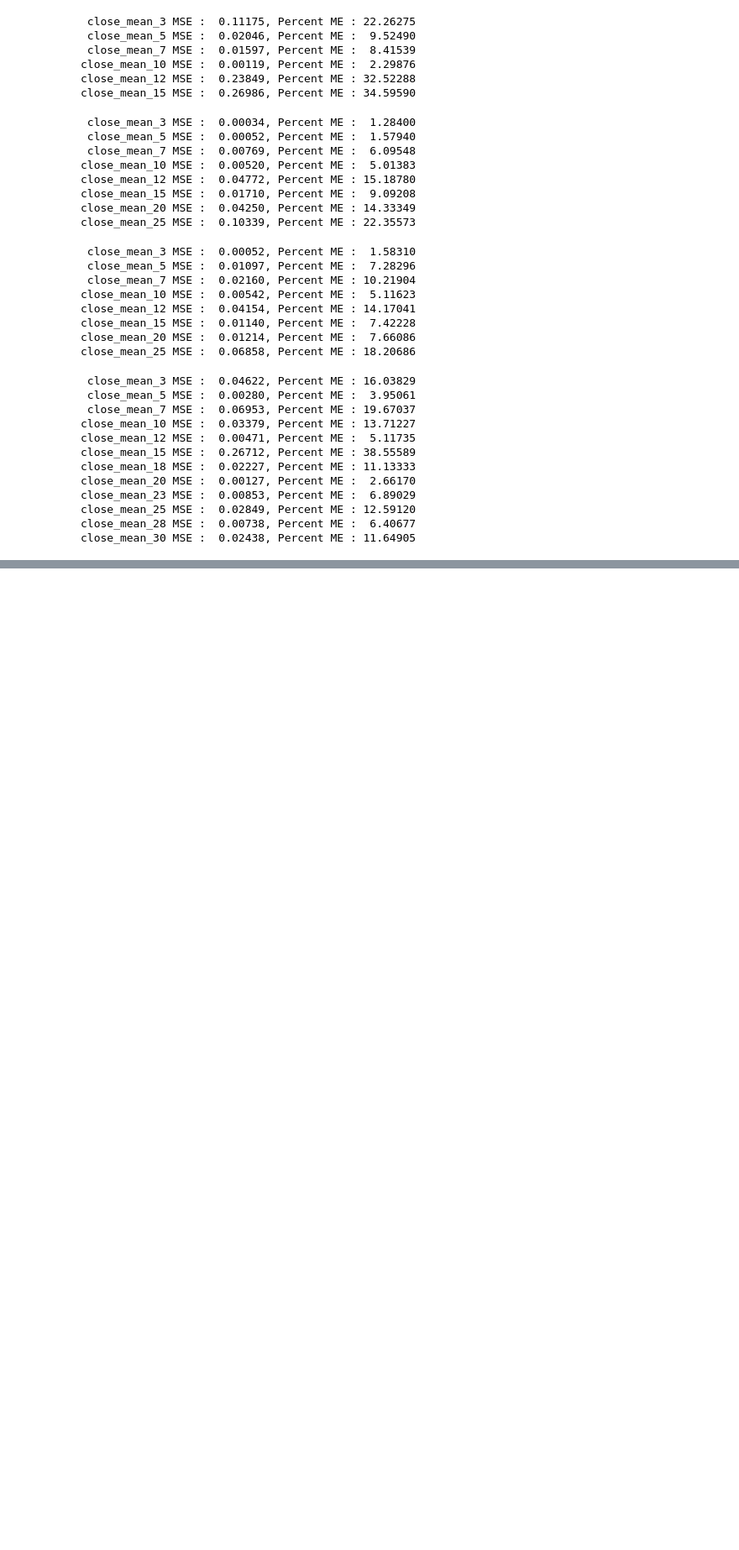
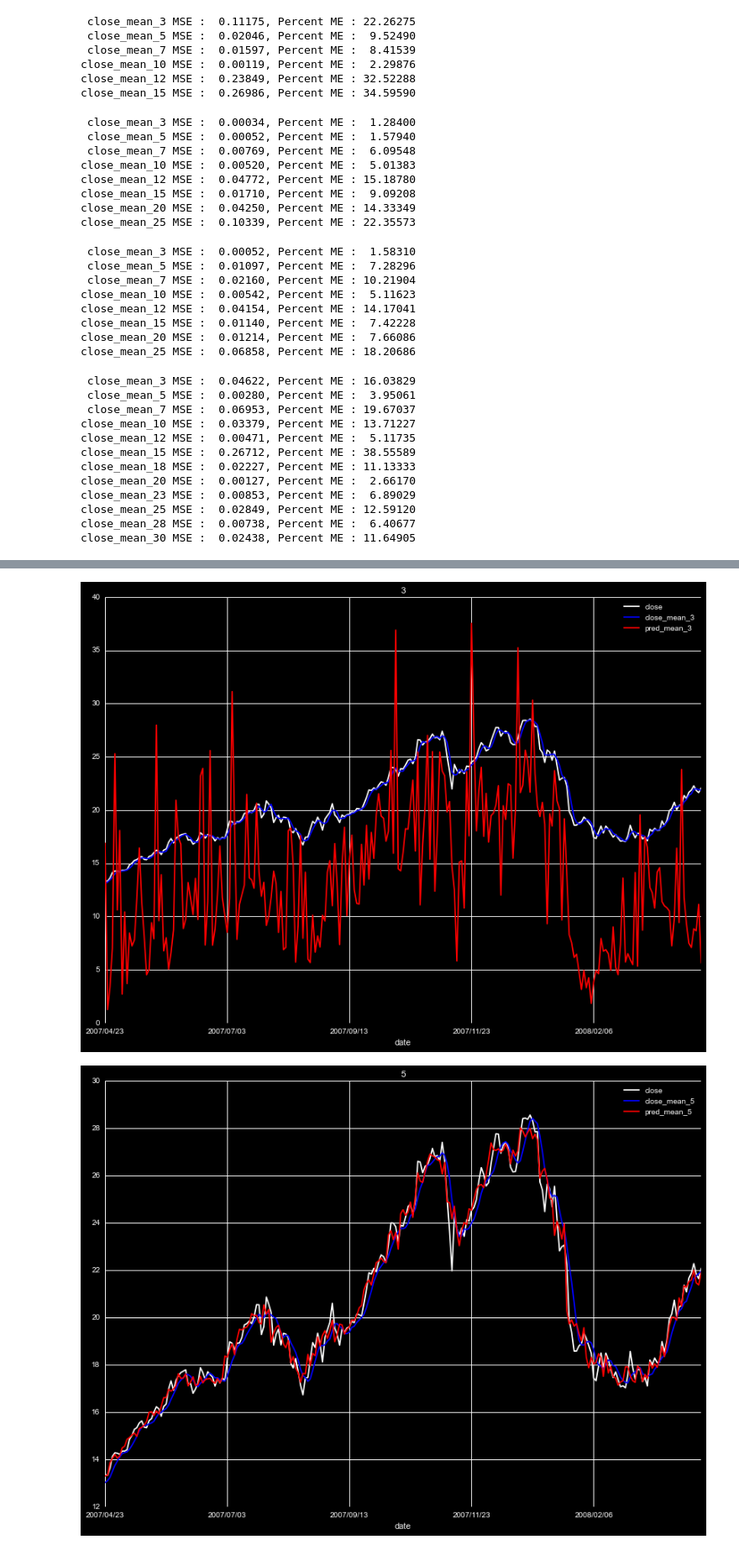
Before and after one commit to markertsean/python_trader, a Jupyter notebook: gen_predictor.ipynb, the cells around one changed output, grey strips where cells are left out. Shown at 84% size. Cells and saved outputs as stored; diff of their text form; code cells hidden in the pictures; blank space fills up the shorter version.

Commit message:
Doing basic testing of ML results in gen_predictor

```diff
--- a/gen_predictor.ipynb
+++ b/gen_predictor.ipynb
@@ -95,7 +99,8 @@ test_y  =  test_targets[  test_not_null_locations ].values
 
 ad_mult_reg = MultiOutputRegressor( AdaBoostRegressor( base_estimator=RandomForestRegressor( n_estimators=20, max_features=0.7 ),
 #                            loss='exponential', n_estimators=10 ) )
-                            loss='exponential', n_estimators=5 ) )
+#                            loss='exponential', n_estimators=5 ) )
+                            loss='exponential', n_estimators=3 ) )
 
 ad_mult_reg.fit( train_x, train_y )
 # %% [output]
@@ -302,0 +224,6 @@ close_mean_25 MSE :  0.00405, Percent ME :  6.16066
+# %%
+test_80_3_most = ad_mult_reg.predict( test_x )
+
+for i in range( 1, len( close_list[1:] )+1 ) :
+    mse = mean_squared_error( test_y[i-1], test_80_3_most[i-1] )
+    print '%13s MSE : %8.5f, Percent ME : %8.5f' % ( close_list[i], mse, np.sqrt(mse)/np.mean(abs(test_y) ) )
@@ -302,0 +261,23 @@ close_mean_25 MSE :  0.00405, Percent ME :  6.16066
+# %%
+quote_name = 'aapl'
+
+
+# Generate df with the actual rolling averages
+close_df = rq.readQuote( 'quotes/'+ quote_name +'.csv' )
+close_df = pd.merge( close_df['close'].to_frame(), sf.generate_rolling_close( close_df, roll_nums, onlyMean=True ), left_index=True, right_index=True )
+close_means = close_df.columns.values
+
+
+# Generate predicted rolling mean percentage increases
+pred_df     = sf.get_scaled_data( [quote_name], roll_nums, mom_nums, rsi_nums, band_nums ).dropna()
+pred_values = ad_mult_reg.predict( pred_df.drop( close_means, axis=1 ) )
+
+
+# Adjust close to match pred df shape
+close_df = close_df.ix[ pred_df.index.values ].dropna()
+
+# Pred percent increase = future/now - 1
+for i in range( 0 , pred_values.shape[1]-1 ):
+    close_df[ 'pred_mean_' + str( roll_nums[i] ) ] = ( pred_values[:,i] + 1 ) * close_df[ 'close_mean_' + str( roll_nums[i] ) ]
+#    close_df[ 'pred_mean_' + str( roll_nums[i] ) ] = close_df[ 'pred_mean_' + str( roll_nums[i] ) ].shift( -roll_nums[i]-1 )
+close_df = close_df.dropna()
@@ -302,0 +315,14 @@ close_mean_25 MSE :  0.00405, Percent ME :  6.16066
+# %%
+max_ind = close_df.shape[0]
+low = int( 0.9 * max_ind )
+hi  = int( 1.0 * max_ind )
+for i in roll_nums:
+    my_ax = plt.gca()
+    close_df[hi:low:-1].plot( y = 'close'             , color='w', ax=my_ax )
+    close_df[hi:low:-1].plot( y = 'close_mean_'+str(i), color='b', ax=my_ax )
+    close_df[hi:low:-1].plot( y =  'pred_mean_'+str(i), color='r', ax=my_ax )
+    plt.title( str(i) )
+    plt.show()
+# %% [output]
+[figure, added]
+[figure, added]
```
Also changed, not shown: parts of 18 cells of this notebook.
